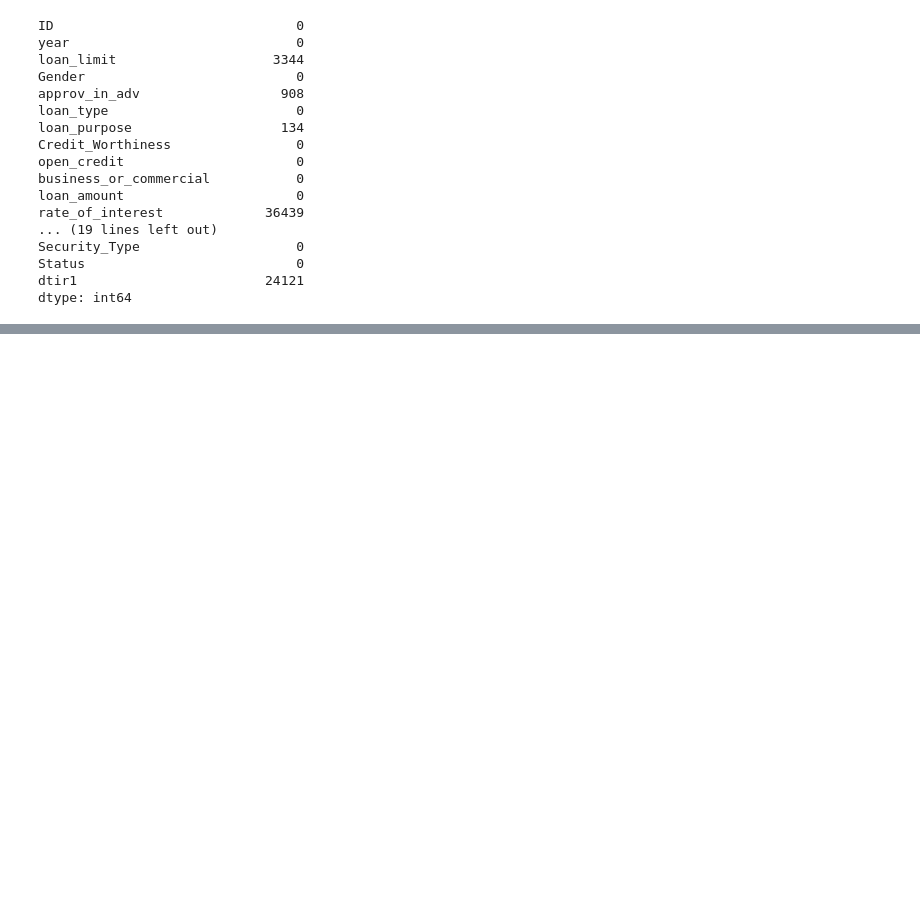
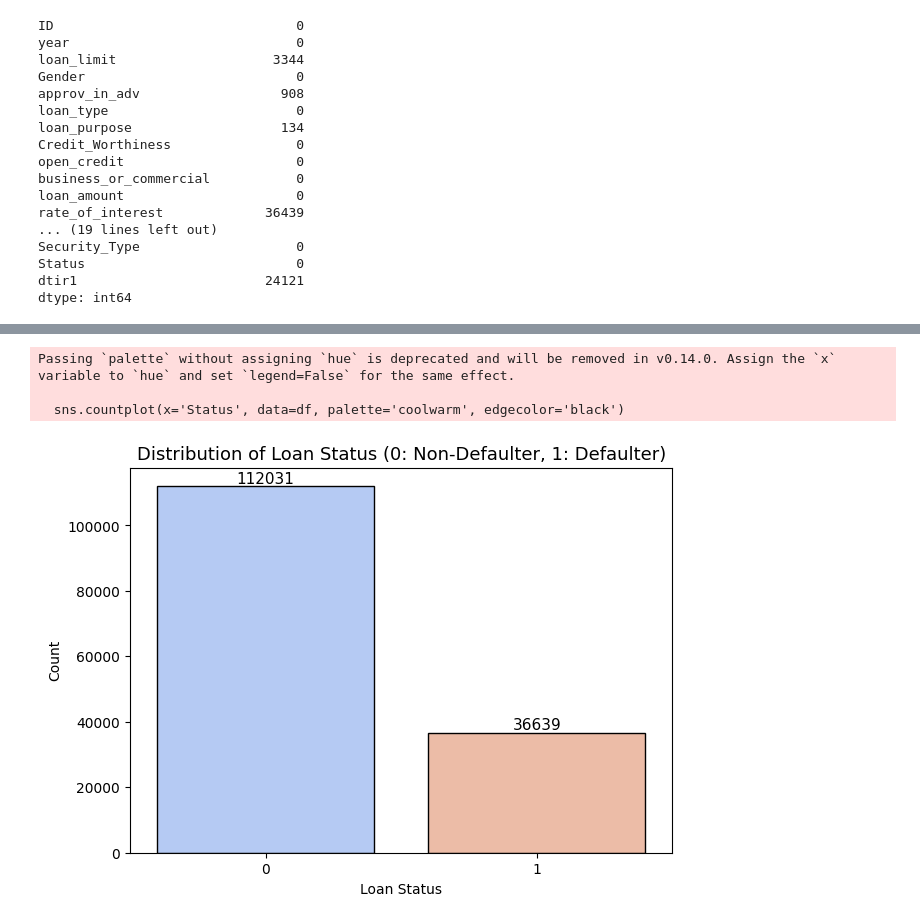
Before and after one commit to springboardmentor891v/CreditPathAI_Oct_Batch, a Jupyter notebook: Main.ipynb, the cells around one changed output, grey strips where cells are left out. Saved outputs shown, nothing was run; the diff lists cells and outputs as text; code cells hidden in the pictures; blank space fills up the shorter version.

```diff
--- a/Main.ipynb
+++ b/Main.ipynb
@@ -132,0 +146,18 @@ dtype: int64
+# %%
+# Distribution of Target Variable (Status)
+
+plt.figure(figsize=(7,5))
+sns.countplot(x='Status', data=df, palette='coolwarm', edgecolor='black')
+plt.title('Distribution of Loan Status (0: Non-Defaulter, 1: Defaulter)', fontsize=13)
+plt.xlabel('Loan Status')
+plt.ylabel('Count')
+for p in plt.gca().patches:
+    count = int(p.get_height())
+    plt.gca().annotate(f'{count}', (p.get_x()+p.get_width()/2, p.get_height()+10),
+                       ha='center', va='bottom', fontsize=11)
+plt.show()
+# %% [output]
+Passing `palette` without assigning `hue` is deprecated and will be removed in v0.14.0. Assign the `x` variable to `hue` and set `legend=False` for the same effect.
+
+  sns.countplot(x='Status', data=df, palette='coolwarm', edgecolor='black')
+[figure, added]
```
Also changed, not shown: parts of 10 cells of this notebook, 1 other file.
